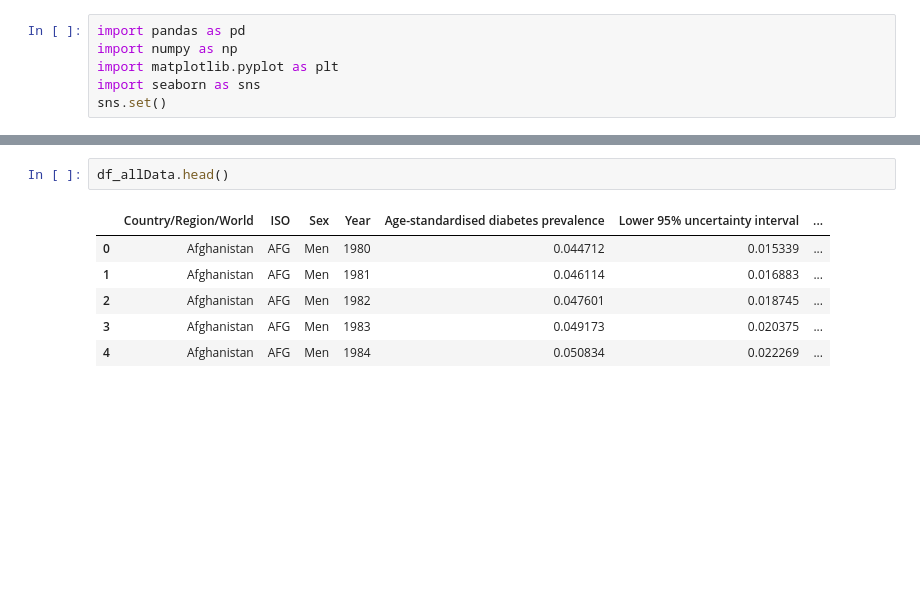
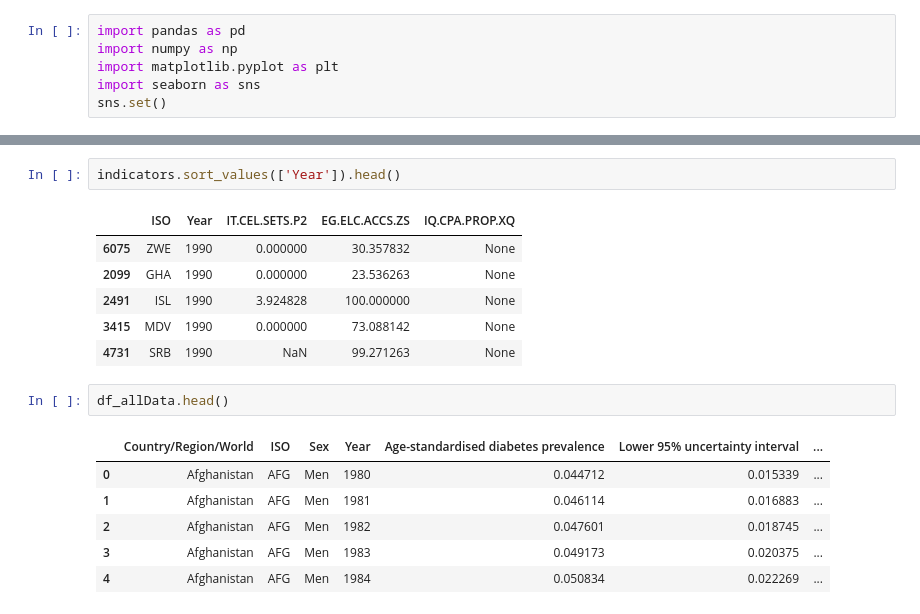
Before and after one commit to amateola7/Project-1-group4, a Jupyter notebook: ProjectOneDataAnalysis_SAH.ipynb, the cells around one changed output, grey strips where cells are left out. Cells and saved outputs as stored; diff of their text form; blank space fills up the shorter version.

```diff
--- a/ProjectOneDataAnalysis_SAH.ipynb
+++ b/ProjectOneDataAnalysis_SAH.ipynb
@@ -19,3 +15,12 @@ mobiles.head()
+# %%
+indicators.sort_values(['Year']).head()
+# %% [output]
+|  | ISO | Year | IT.CEL.SETS.P2 | EG.ELC.ACCS.ZS | IQ.CPA.PROP.XQ |
+| 6075 | ZWE | 1990 | 0.000000 | 30.357832 | None |
+| 2099 | GHA | 1990 | 0.000000 | 23.536263 | None |
+| 2491 | ISL | 1990 | 3.924828 | 100.000000 | None |
+| 3415 | MDV | 1990 | 0.000000 | 73.088142 | None |
+| 4731 | SRB | 1990 | NaN | 99.271263 | None |
 # %%
 df_allData.head()
 # %% [output]
```
Also changed, not shown: parts of 12 cells of this notebook, 14 other files.
